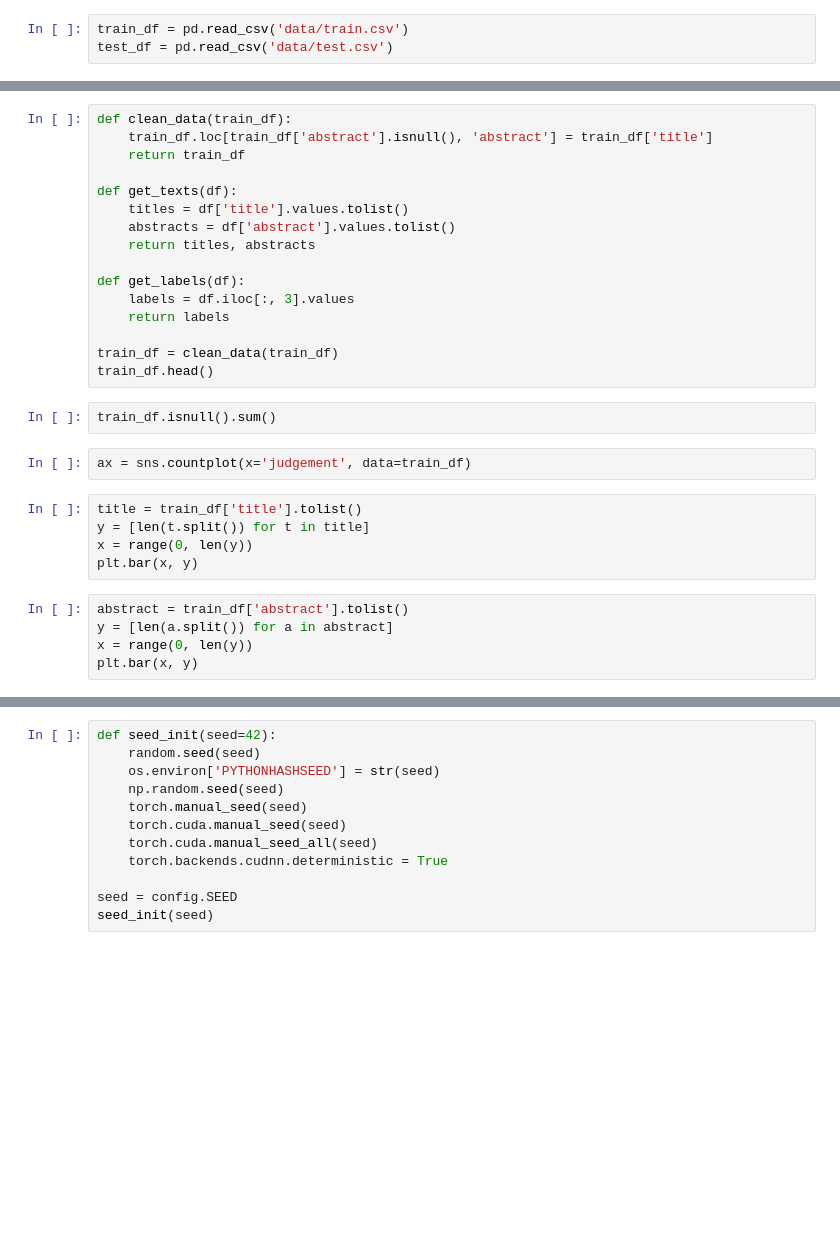
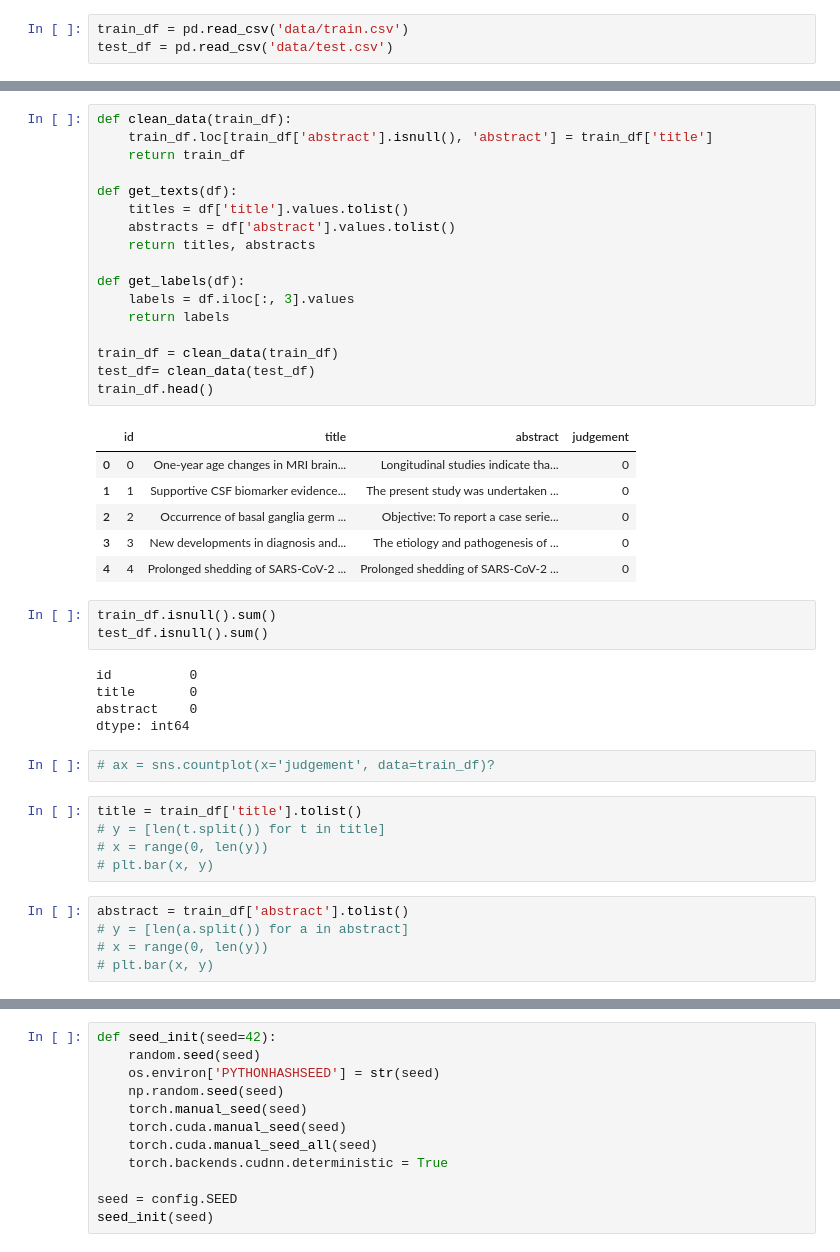
Before and after one commit to shunya-kato/signate_471, a Jupyter notebook: baseline.ipynb, the cells around one changed output, grey strips where cells are left out. Saved outputs shown, nothing was run; the diff lists cells and outputs as text; blank space fills up the shorter version.

```diff
--- a/baseline.ipynb
+++ b/baseline.ipynb
@@ -38,33 +72,47 @@ train_df.isnull().sum()
 # %%
 def clean_data(train_df):
     train_df.loc[train_df['abstract'].isnull(), 'abstract'] = train_df['title']
     return train_df
 
 def get_texts(df):
     titles = df['title'].values.tolist()
     abstracts = df['abstract'].values.tolist()
     return titles, abstracts
 
 def get_labels(df):
     labels = df.iloc[:, 3].values
     return labels
 
 train_df = clean_data(train_df)
+test_df= clean_data(test_df)
 train_df.head()
+# %% [output]
+|  | id | title | abstract | judgement |
+| 0 | 0 | One-year age changes in MRI brain... | Longitudinal studies indicate tha... | 0 |
+| 1 | 1 | Supportive CSF biomarker evidence... | The present study was undertaken ... | 0 |
+| 2 | 2 | Occurrence of basal ganglia germ ... | Objective: To report a case serie... | 0 |
+| 3 | 3 | New developments in diagnosis and... | The etiology and pathogenesis of ... | 0 |
+| 4 | 4 | Prolonged shedding of SARS-CoV-2 ... | Prolonged shedding of SARS-CoV-2 ... | 0 |
 # %%
 train_df.isnull().sum()
+test_df.isnull().sum()
+# %% [output]
+id          0
+title       0
+abstract    0
+dtype: int64
 # %%
-ax = sns.countplot(x='judgement', data=train_df)
+# ax = sns.countplot(x='judgement', data=train_df)?
 # %%
 title = train_df['title'].tolist()
-y = [len(t.split()) for t in title]
-x = range(0, len(y))
-plt.bar(x, y)
+# y = [len(t.split()) for t in title]
+# x = range(0, len(y))
+# plt.bar(x, y)
 # %%
 abstract = train_df['abstract'].tolist()
-y = [len(a.split()) for a in abstract]
-x = range(0, len(y))
-plt.bar(x, y)
+# y = [len(a.split()) for a in abstract]
+# x = range(0, len(y))
+# plt.bar(x, y)
 # %%
 class Config:
     def __init__(self):
```
Also changed, not shown: parts of 15 cells of this notebook, 2 other files.
